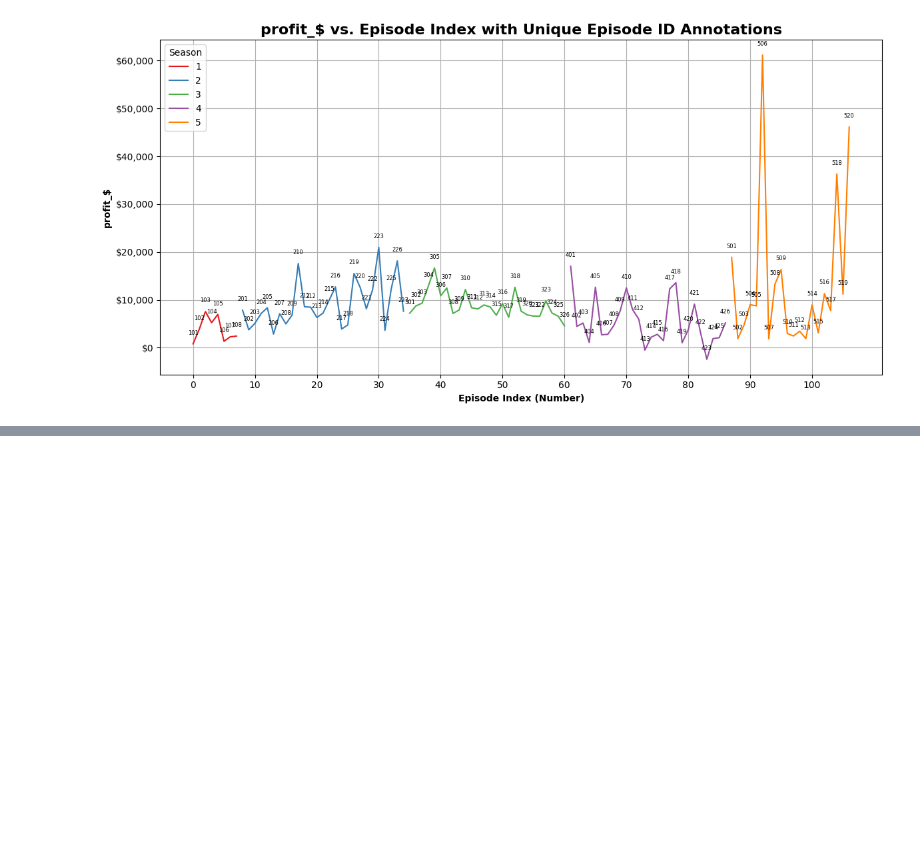
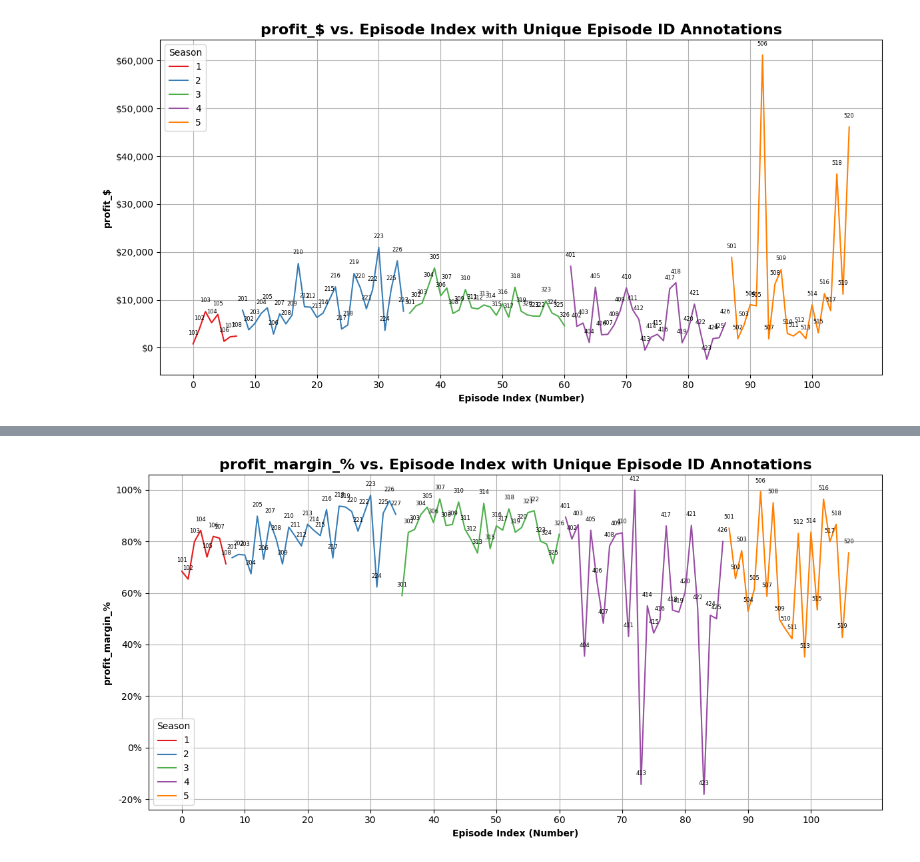
Before and after one commit to Joshua-Higgins-jp/Auction_Hunters_EDA, a Jupyter notebook: auction_hunters_eda.ipynb, the cells around one changed output, grey strips where cells are left out. Saved outputs shown, nothing was run; the diff lists cells and outputs as text; code cells hidden in the pictures; blank space fills up the shorter version.

```diff
--- a/auction_hunters_eda.ipynb
+++ b/auction_hunters_eda.ipynb
@@ -198,8 +266,12 @@ plt.show()
 # %%
-def show_basic_feature_plot(dataframe, feature_col):
+def show_basic_feature_plot(dataframe, feature_col, unit):
     """
     Takes a dataframe with 'season_num', 'unique_ep_ID' and other monetary values and plots them, index vs. feature_col.
     """
+
+    if unit not in ["$", "%"]:
+        raise ValueError("Unit must be '$' or '%'. Check input and try again.")
+
     df = dataframe
 
     plt.figure(figsize=(12, 6))
@@ -226,7 +298,10 @@ def show_basic_feature_plot(dataframe, feature_col):
     ax.set_xticks(range(0, len(df), 10))
 
     # Format y-axis labels with comma separator
-    ax.yaxis.set_major_formatter(mtick.StrMethodFormatter('${x:,.0f}'))
+    if unit == "$":
+        ax.yaxis.set_major_formatter(mtick.StrMethodFormatter('${x:,.0f}'))
+    if unit == "%":
+        ax.yaxis.set_major_formatter(mtick.StrMethodFormatter('{x:,.0f}%'))
 
     plt.grid(True)  # Add grid lines to both x and y axes
     plt.tight_layout()
@@ -241,0 +319,6 @@ for feature in list_of_features_to_plot:
+# %%
+simple_cols = ['season_num', 'episode_num', 'unique_ep_ID', 'episode_name', 'location',
+       'air_date', 'description', 'paid_$', 'sold_$', 'profit_$']
+# %%
+df_finance = df.loc[:, simple_cols]
+df_finance.head(3)
@@ -241,0 +330,7 @@ for feature in list_of_features_to_plot:
+# %%
+# Calculate profit margin and add it to the DataFrame
+df_finance['profit_margin_%'] = (df['profit_$'] / df['sold_$']) * 100
+# %%
+show_basic_feature_plot(dataframe=df_finance, feature_col='profit_margin_%', unit="%")
+# %% [output]
+[figure, added]
```
Also changed, not shown: parts of 24 cells of this notebook.
